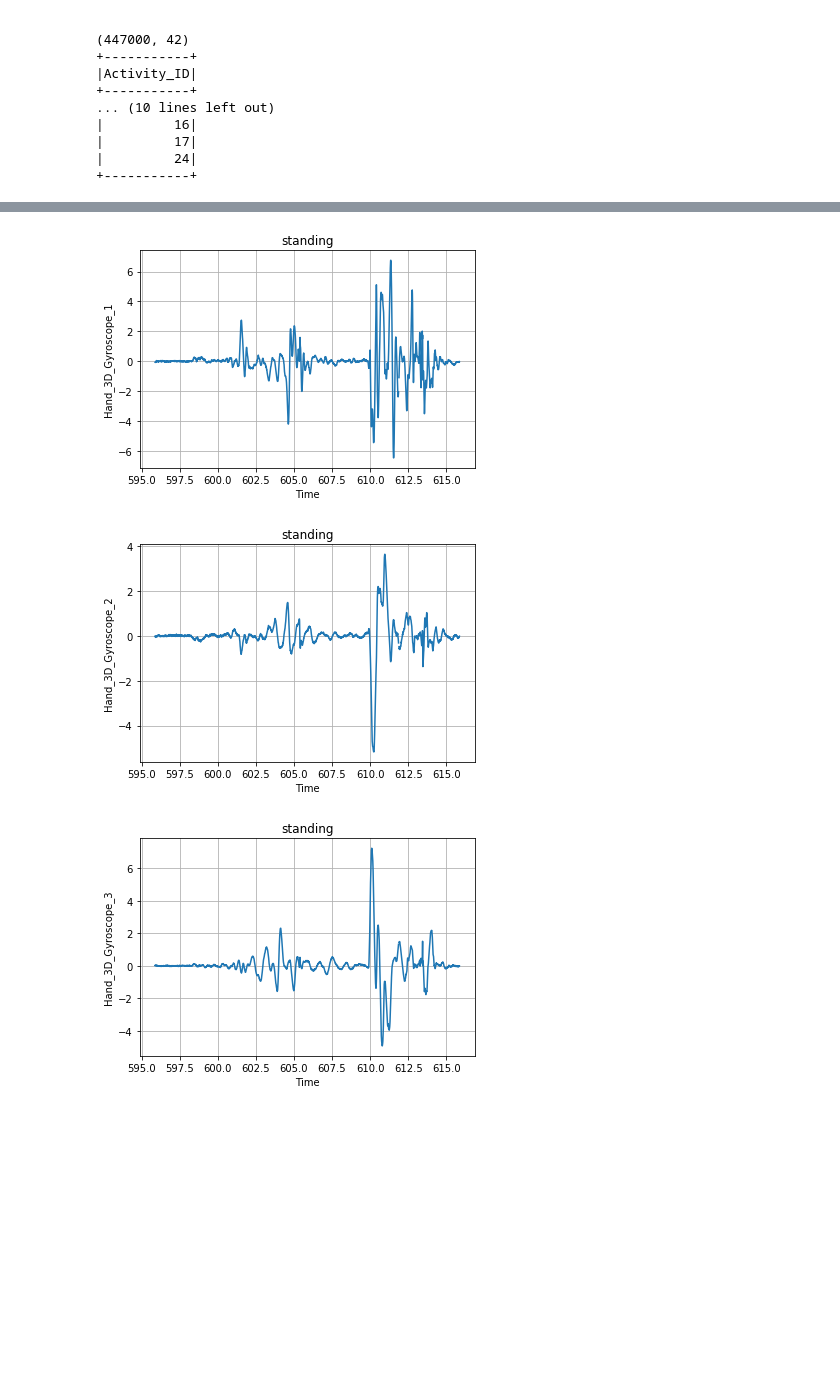
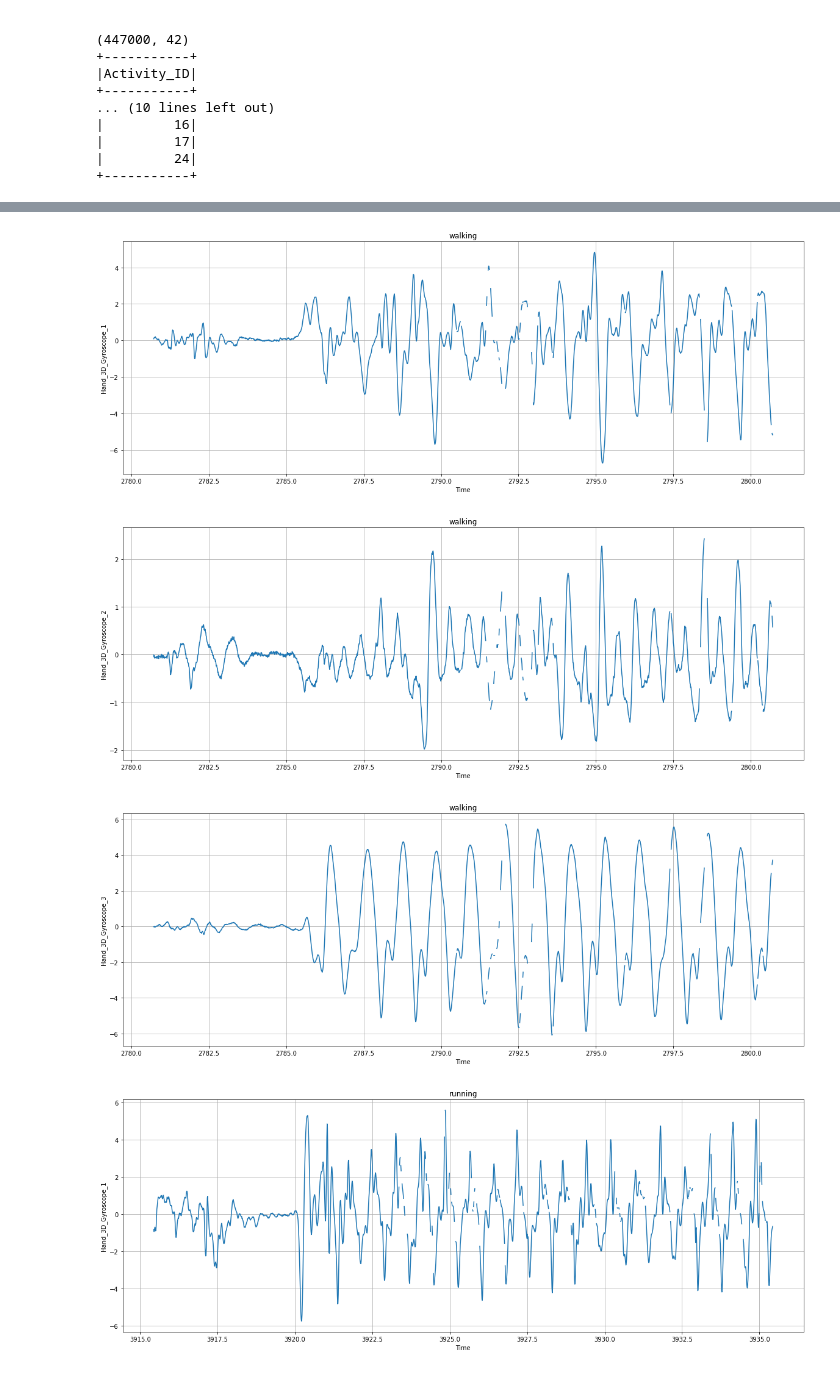
Before and after one commit to xLoSyAsHx/IAD19_ML, a Jupyter notebook: Spark_Krylov/Spark_PAMAP2_Dataset.ipynb, the cells around one changed output, grey strips where cells are left out. Drawn from its saved outputs; the diff is of its cells as text; code cells hidden in the pictures; blank space fills up the shorter version.

```diff
--- a/Spark_Krylov/Spark_PAMAP2_Dataset.ipynb
+++ b/Spark_Krylov/Spark_PAMAP2_Dataset.ipynb
@@ -227,6 +216,10 @@ print_sensor_graphs(df_102, 'sitting', ['Hand_3D_Gyroscope_1', 'Hand_3D_Gyroscop
-# %%
-print_sensor_graphs(df_102, 'standing', ['Hand_3D_Gyroscope_1', 'Hand_3D_Gyroscope_2', 'Hand_3D_Gyroscope_3'], 2000)
-# %% [output]
-[figure, removed]
-[figure, removed]
-[figure, removed]
+# %%
+print_sensor_graphs(df_102, 'walking', ['Hand_3D_Gyroscope_1', 'Hand_3D_Gyroscope_2', 'Hand_3D_Gyroscope_3'], 2000, (20, 7))
+print_sensor_graphs(df_102, 'running', ['Hand_3D_Gyroscope_1', 'Hand_3D_Gyroscope_2', 'Hand_3D_Gyroscope_3'], 2000, (20, 7))
+print_sensor_graphs(df_102, 'sitting', ['Hand_3D_Gyroscope_1', 'Hand_3D_Gyroscope_2', 'Hand_3D_Gyroscope_3'], 2000, (20, 7))
+print_sensor_graphs(df_102, 'standing', ['Hand_3D_Gyroscope_1', 'Hand_3D_Gyroscope_2', 'Hand_3D_Gyroscope_3'], 2000, (20, 7))
+# %% [output]
+[figure, added]
+[figure, added]
+[figure, added]
+[figure, added]
```
Also changed, not shown: parts of 8 cells of this notebook, 1 other file.
